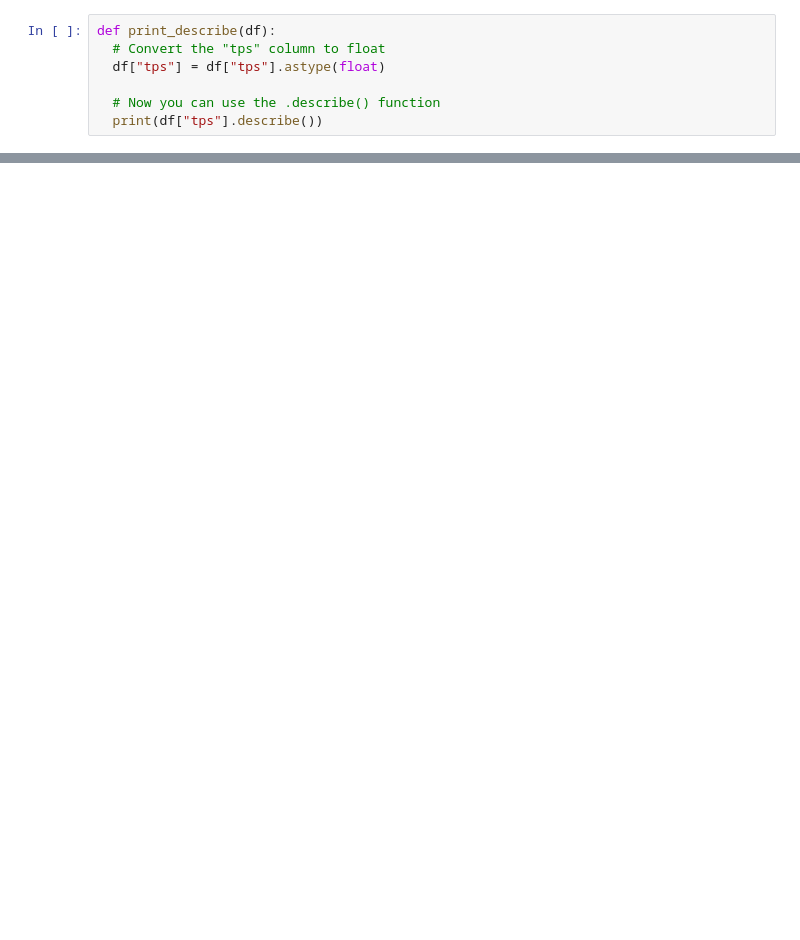
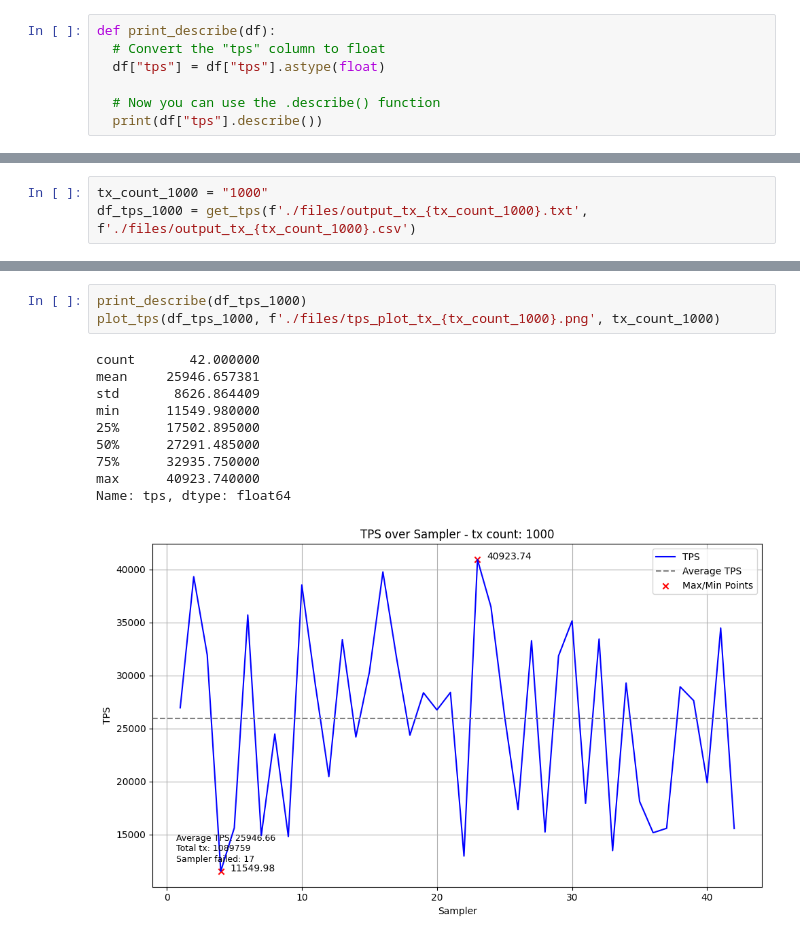
Before and after one commit to everything-is-me/BSM-6G-Test, a Jupyter notebook: backend/Scalability/get_tps.ipynb, the cells around one changed output, grey strips where cells are left out. Drawn from its saved outputs; the diff is of its cells as text; blank space fills up the shorter version.

```diff
--- a/backend/Scalability/get_tps.ipynb
+++ b/backend/Scalability/get_tps.ipynb
@@ -125,0 +111,3 @@ Name: tps, dtype: float64
+# %%
+tx_count_1000 = "1000"
+df_tps_1000 = get_tps(f'./files/output_tx_{tx_count_1000}.txt', f'./files/output_tx_{tx_count_1000}.csv')
@@ -125,0 +159,14 @@ Name: tps, dtype: float64
+# %%
+print_describe(df_tps_1000)
+plot_tps(df_tps_1000, f'./files/tps_plot_tx_{tx_count_1000}.png', tx_count_1000)
+# %% [output]
+count       42.000000
+mean     25946.657381
+std       8626.864409
+min      11549.980000
+25%      17502.895000
+50%      27291.485000
+75%      32935.750000
+max      40923.740000
+Name: tps, dtype: float64
+[figure, added]
```
Also changed, not shown: parts of 11 cells of this notebook.
